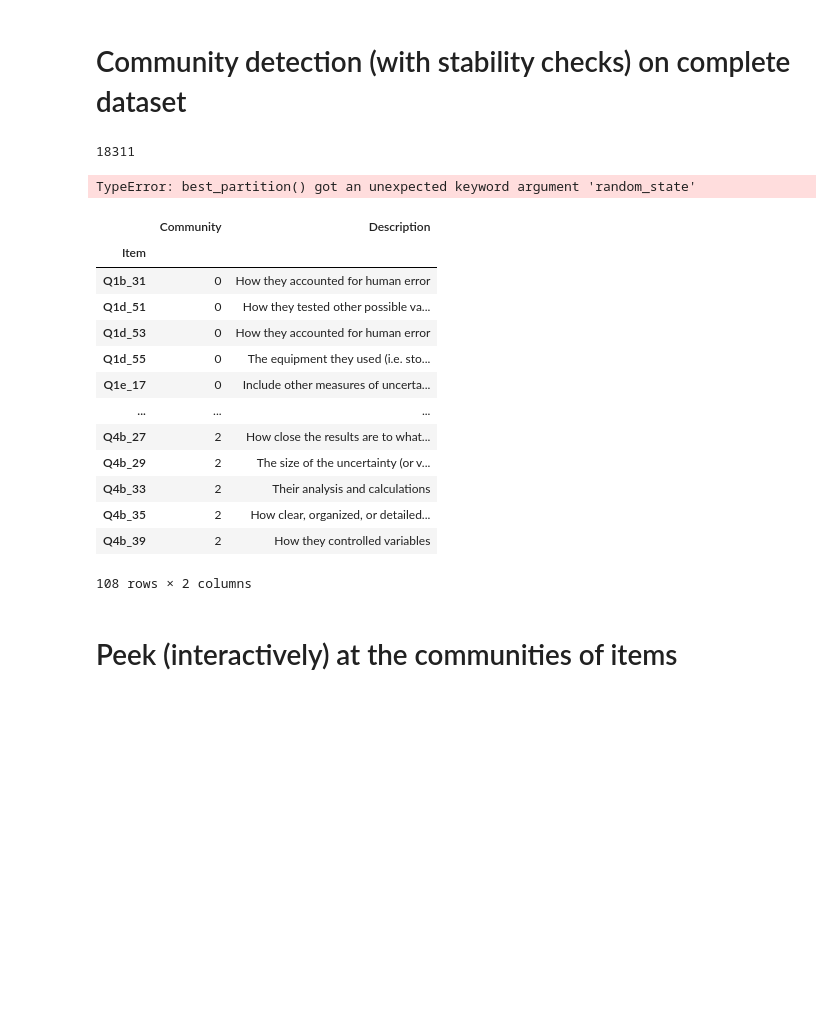
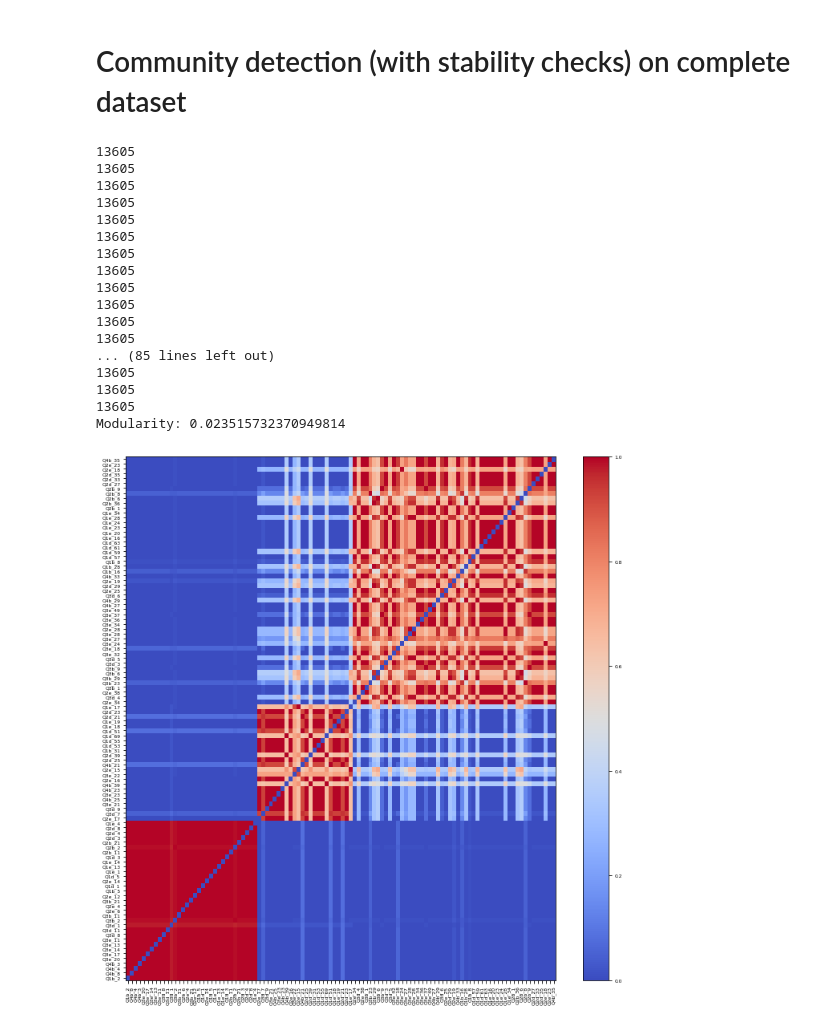
Before and after one commit to ColeWalsh295/PLIC, a Jupyter notebook: Module-analysis/PLIC_module_analysis.ipynb, the cells around one changed output. Saved outputs shown, nothing was run; the diff lists cells and outputs as text; code cells hidden in the pictures; blank space fills up the shorter version.

Commit message:
updated analysis

```diff
--- a/Module-analysis/PLIC_module_analysis.ipynb
+++ b/Module-analysis/PLIC_module_analysis.ipynb
@@ -25,0 +26,10 @@ df = pd.read_csv('C:/Users/Cole/Documents/DATA/PLIC_DATA/Collective_Surveys/Comp
+# %%
+df = pd.read_csv('C:/Users/Cole/Documents/DATA/PLIC_DATA/Collective_Surveys/Complete/Complete_Concat_CourseInfo.csv')
+df = df.loc[(df['Survey_x'] == 'C') | (df['Survey_y'] == 'C'), :]
+
+df['V4_x']= pd.to_datetime(df['V4_x'])
+df['V4_y']= pd.to_datetime(df['V4_y'])
+df = df.loc[(df['V4_y'] < datetime.date(2020, 1, 1)) | ((pd.isnull(df['V4_y'])) & (df['V4_x'] < datetime.date(2020, 1, 1))), :]
+
+df.loc[(df['Survey_x'] != 'C') | pd.isnull(df['Q3c_x']), 'PreScores'] = np.nan
+df.loc[(df['Survey_y'] != 'C') | pd.isnull(df['Q3c_y']), 'PostScores'] = np.nan
@@ -59,27 +79,24 @@ Community_Detection.SankeyNodeShifts(table_pre, table_post)
 # %% [markdown]
 # Community detection (with stability checks) on complete dataset
 # %%
-Community_df, Stability_df, G_random = Community_Detection.IterativeCommunityFinding(df, 5, Survey = 'ALL', resolution = 1,
+Community_df, Stability_df, G_random = Community_Detection.IterativeCommunityFinding(df, 100, Survey = 'ALL', resolution = 1,
                                                                                      Cutoff = 0.5)
 # %% [output]
-18311
+13605
+13605
+13605
+13605
+13605
+13605
+13605
+13605
+13605
+13605
+13605
+13605
+... (85 lines left out)
+13605
+13605
+13605
+Modularity: 0.023515732370949814
-TypeError: best_partition() got an unexpected keyword argument 'random_state'
+[figure, added]
-# %%
-Community_df
-# %% [output]
-|  | Community | Description |
-| Item |  |  |
-| Q1b_31 | 0 | How they accounted for human error |
-| Q1d_51 | 0 | How they tested other possible va... |
-| Q1d_53 | 0 | How they accounted for human error |
-| Q1d_55 | 0 | The equipment they used (i.e. sto... |
-| Q1e_17 | 0 | Include other measures of uncerta... |
-| ... | ... | ... |
-| Q4b_27 | 2 | How close the results are to what... |
-| Q4b_29 | 2 | The size of the uncertainty (or v... |
-| Q4b_33 | 2 | Their analysis and calculations |
-| Q4b_35 | 2 | How clear, organized, or detailed... |
-| Q4b_39 | 2 | How they controlled variables |
-108 rows × 2 columns
-# %% [markdown]
-# Peek (interactively) at the communities of items
```
Also changed, not shown: parts of 18 cells of this notebook, 1 other file.
